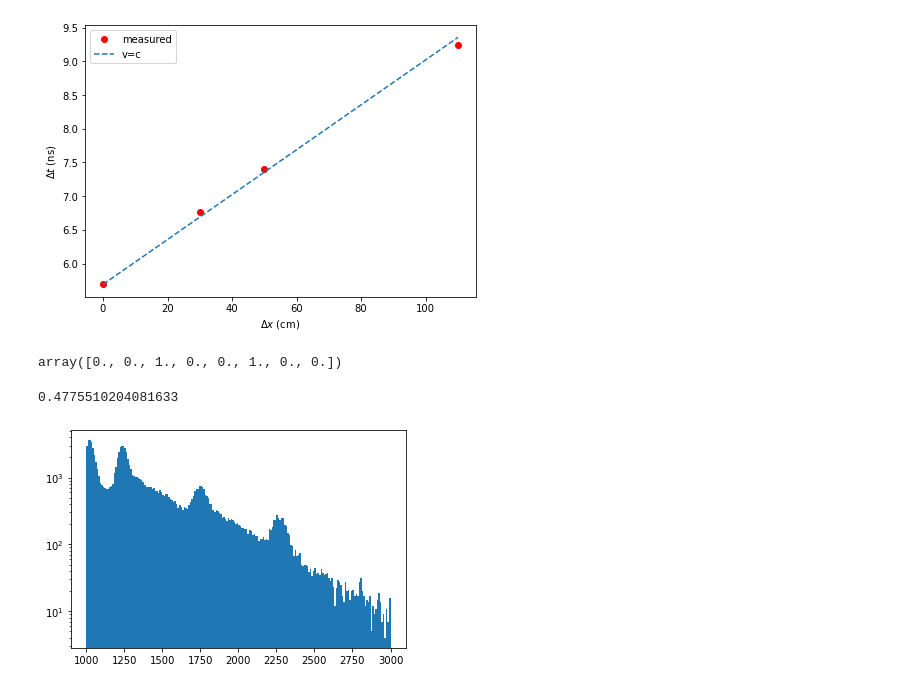
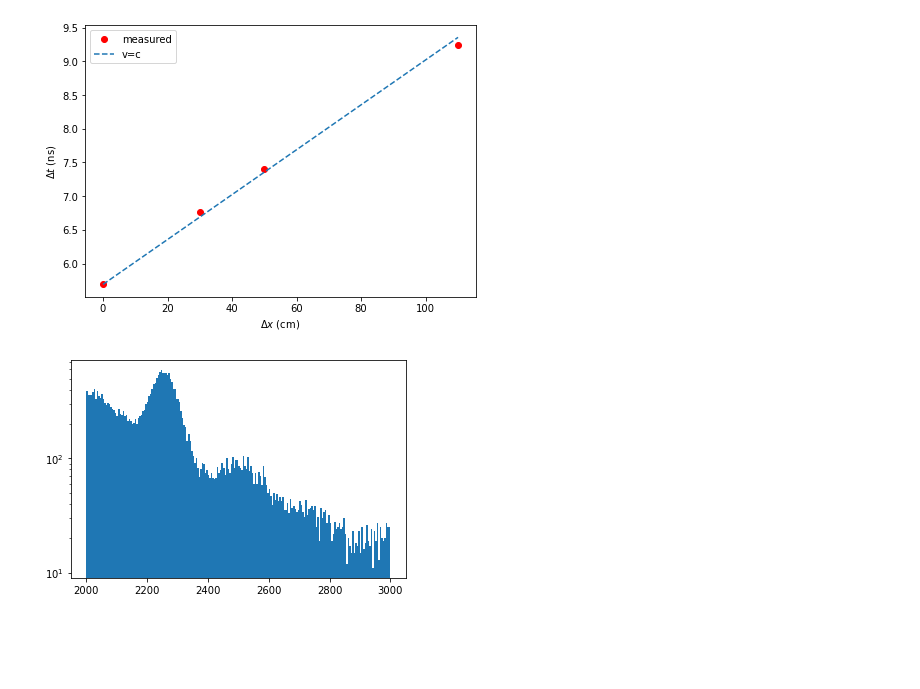
Before and after one commit to acolijn/DT5550_DAQ, a Jupyter notebook: analysis/decode_example.ipynb, the cells around one changed output. Saved outputs shown, nothing was run; the diff lists cells and outputs as text; code cells hidden in the pictures; blank space fills up the shorter version.

```diff
--- a/analysis/decode_example.ipynb
+++ b/analysis/decode_example.ipynb
@@ -12,6 +12,8 @@ from scipy.stats import norm
 import numpy as np
 # import data handling class
 from DT5550 import *
+# %%
+tcorr = np.array([0,10,22,12,32,12,13,9])
 # %%
 def four_gamma():
     if io.valid.sum() == 4:
@@ -41,22 +43,30 @@ def four_gamma():
                 t0.append(tsel)
                 t1.append(tav)
 
+
+
 def two_gamma():
     if io.valid.sum() == 2:
         idet_sel = []
         for idet in range(N_DETECTOR):
             #if io.valid[idet] and io.Q[idet]>490 and io.Q[idet]<530:#io.Q[idet]>490 and io.Q[idet]<530 and (idet!=4):
-            if io.valid[idet]:#io.Q[idet]>490 and io.Q[idet]<530 and (idet!=4):
+            if io.valid[idet] and (idet!=4):
                 idet_sel.append(idet)
 
         idet_sel = np.array(idet_sel)
-        if len(idet_sel) == 2 and idet_sel[0] == 1 and idet_sel[1] == 5:
+
+        if idet_sel[0] == 0 and len(idet_sel) == 2:
+            id0 = idet_sel[0]
+            id1 = idet_sel[1]
+            delta_t[id1].append(io.tc[id1]-io.tc[id0])
+
+        if len(idet_sel) >= 2:
             E0.append(io.Q[idet_sel[0]])
             E1.append(io.Q[idet_sel[1]])
-            t0.append(io.t[idet_sel[0]])
-            t1.append(io.t[idet_sel[1]])
-            t0c.append(io.tc[idet_sel[0]])
-            t1c.append(io.tc[idet_sel[1]])
+            t0.append(io.t[idet_sel[0]]+tcorr[idet_sel[0]])
+            t1.append(io.t[idet_sel[1]]+tcorr[idet_sel[1]])
+            t0c.append(io.tc[idet_sel[0]]+tcorr[idet_sel[0]])
+            t1c.append(io.tc[idet_sel[1]]+tcorr[idet_sel[1]])
 # %% [markdown]
 Filename to process
 # %% [markdown]
@@ -66,7 +76,9 @@ Open a datafile and read the data
 # open the datfile
 #
 #io = DT5550(file='../../data/20211213_103444/data_20211213_103444_0.raw')
-io = DT5550(indir='C:/data/20211217_100700/')
+io = DT5550(indir='C:/data/20211217_171057/')
+#io = DT5550(indir='C:/data/20211217_145334/')
+
 #io = DT5550(file='../../DT5550_DAQ/daq/ReadoutClient/test0.raw')
 
 
@@ -77,8 +89,10 @@ t1c = []
 E0 = []
 E1 = []
 Es = []
-nmax = 3
+nmax = 5
 ifile = 0
+delta_t = [[] for i in range(N_DETECTOR)]
+
 for file in io.filenames:
     io.open_data(file)
     while io.read_event() == 0:
@@ -92,7 +106,7 @@ for file in io.filenames:
         esum = 0
         tsel = []
         for i in range(8):
-            if io.valid[i]:
+            if io.valid[i] and i!=4:
                 esum = esum + io.Q[i]
 
         Es.append(esum)
@@ -108,6 +122,7 @@ E0 = np.array(E0)
 E1 = np.array(E1)
 
 Es = np.array(Es)
+delta_t = np.array(delta_t, dtype=object)
 
 print('Processing done')
 # %% [output]
@@ -198,16 +201,8 @@ plt.ylabel('$\Delta t$ (ns)')
 plt.savefig('lightspeed.pdf')
 # %% [output]
 [figure]
-# %%
-io.valid
-# %% [output]
-array([0., 0., 1., 0., 0., 1., 0., 0.])
-# %%
-1170/2450
-# %% [output]
-0.4775510204081633
 # %%
-h = plt.hist(Es,bins=200,range=(1000,3000))
+h = plt.hist(Es,bins=200,range=(2000,3000))
 plt.yscale('log')
 # %% [output]
-[figure, old version]
+[figure, new version]
```
Also changed, not shown: parts of 8 cells of this notebook, 4 other files.
